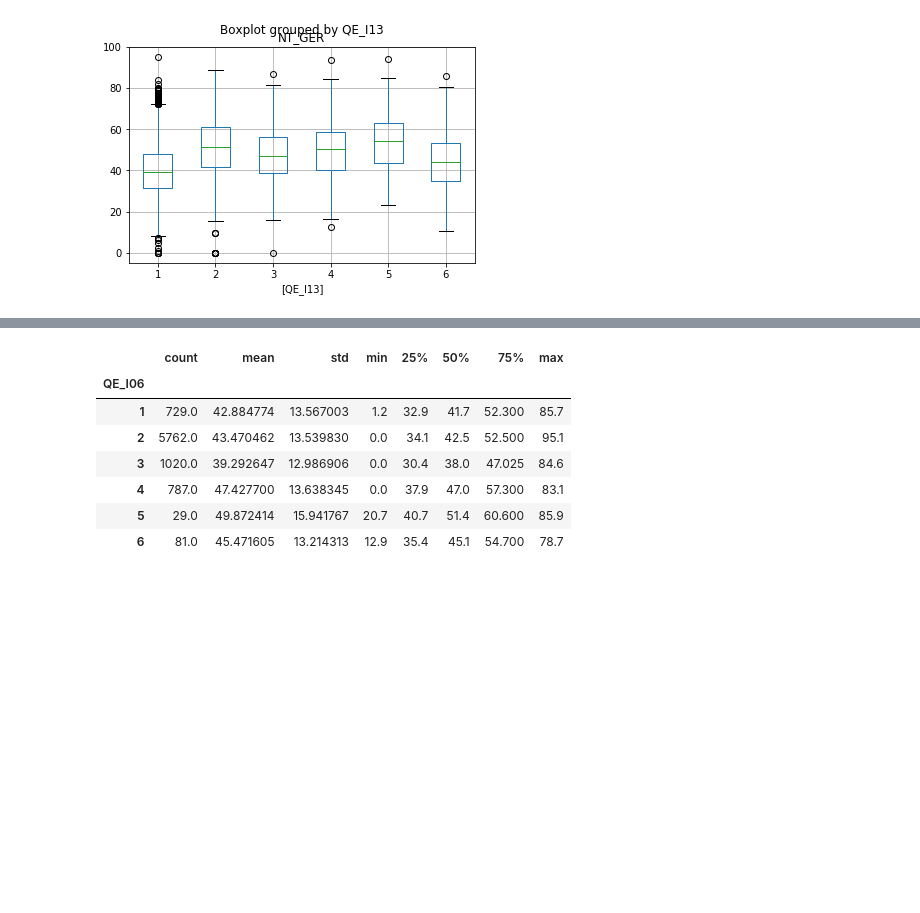
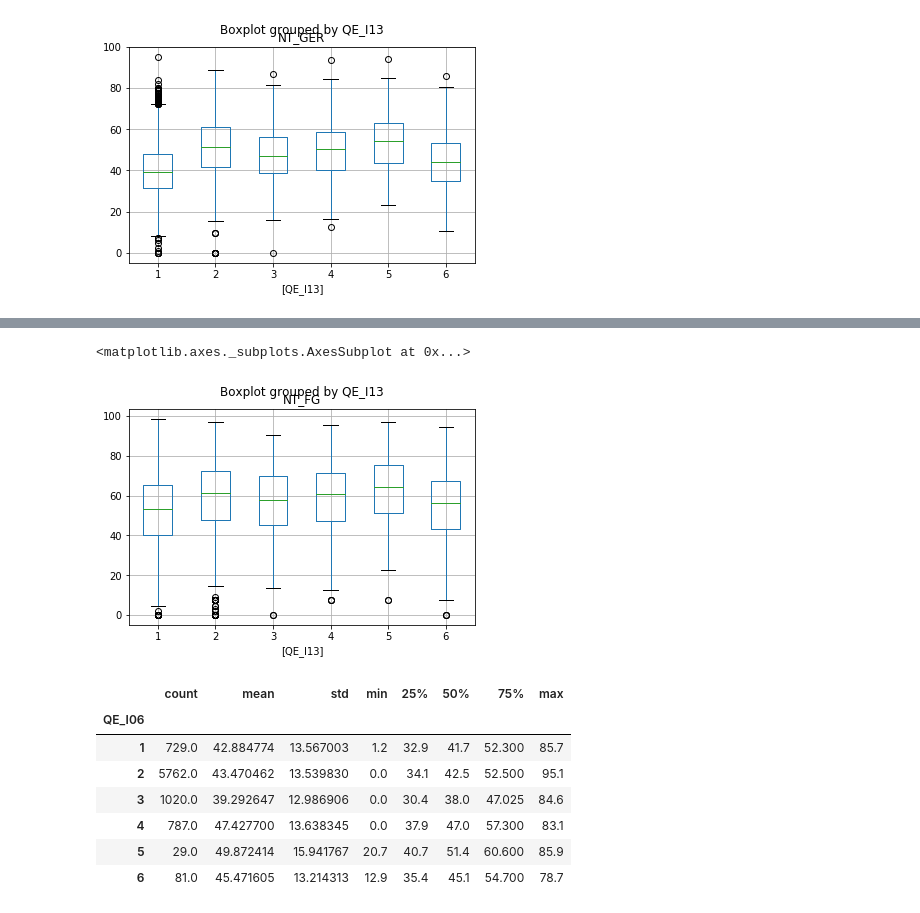
Before and after one commit to DWalterJansen/topicosIC, a Jupyter notebook: Equipe/Trabalho 4/dadosENADE - Apresentar.ipynb, the cells around one changed output, grey strips where cells are left out. Saved outputs shown, nothing was run; the diff lists cells and outputs as text; code cells hidden in the pictures; blank space fills up the shorter version.

```diff
--- a/Equipe/Trabalho 4/dadosENADE - Apresentar.ipynb
+++ b/Equipe/Trabalho 4/dadosENADE - Apresentar.ipynb
@@ -337,3 +386,9 @@ qe13.boxplot(by='QE_I13')
+# %%
+qe13 = pandas.DataFrame(ccomp, columns=['NT_FG', 'QE_I13'])
+qe13.boxplot(by='QE_I13')
+# %% [output]
+<matplotlib.axes._subplots.AxesSubplot at 0x...>
+[figure, added]
 # %%
 #A análise de variância (ANOVA) é um teste usado para comparar as médias de dois grupos.
 #suposições: normalidade, independência e variância homegênea
```
Also changed, not shown: parts of 10 cells of this notebook.
